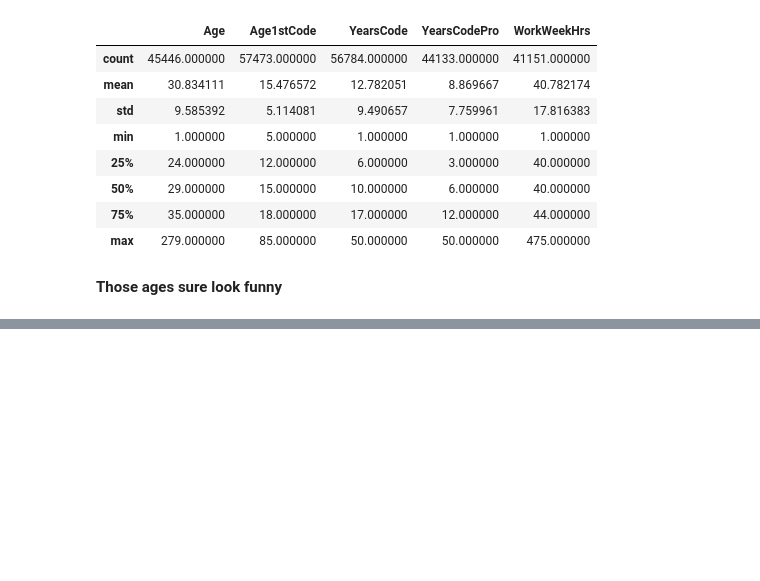
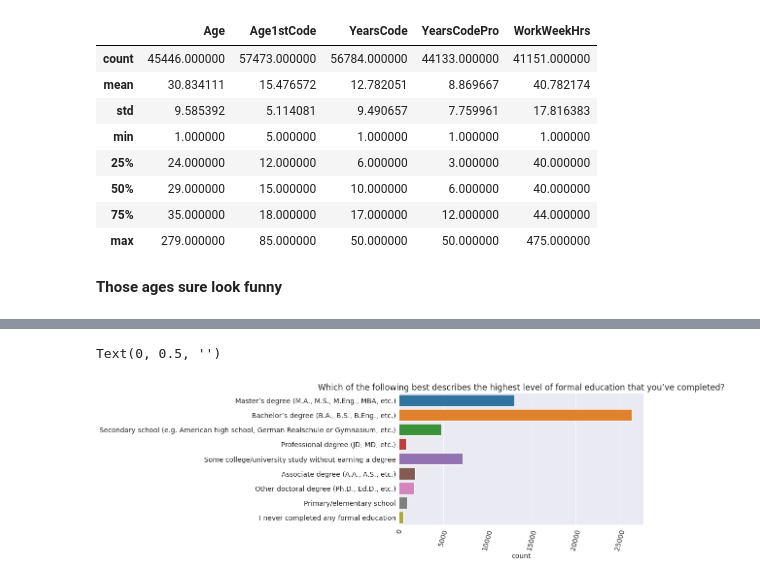
Before and after one commit to biscotty666/R-vs-Python-for-Data-Science, a Jupyter notebook: Tutorial.ipynb, the cells around one changed output, grey strips where cells are left out. Cells and saved outputs as stored; diff of their text form; code cells hidden in the pictures; blank space fills up the shorter version.

```diff
--- a/Tutorial.ipynb
+++ b/Tutorial.ipynb
@@ -183,0 +324,8 @@ import numpy as np
+# %%
+sns.countplot(y = survey_df.EdLevel)
+plt.xticks(rotation=75)
+plt.title(schema['EdLevel'])
+plt.ylabel(None)
+# %% [output]
+Text(0, 0.5, '')
+[figure, added]
```
Also changed, not shown: parts of 27 cells of this notebook, 6 other files.
